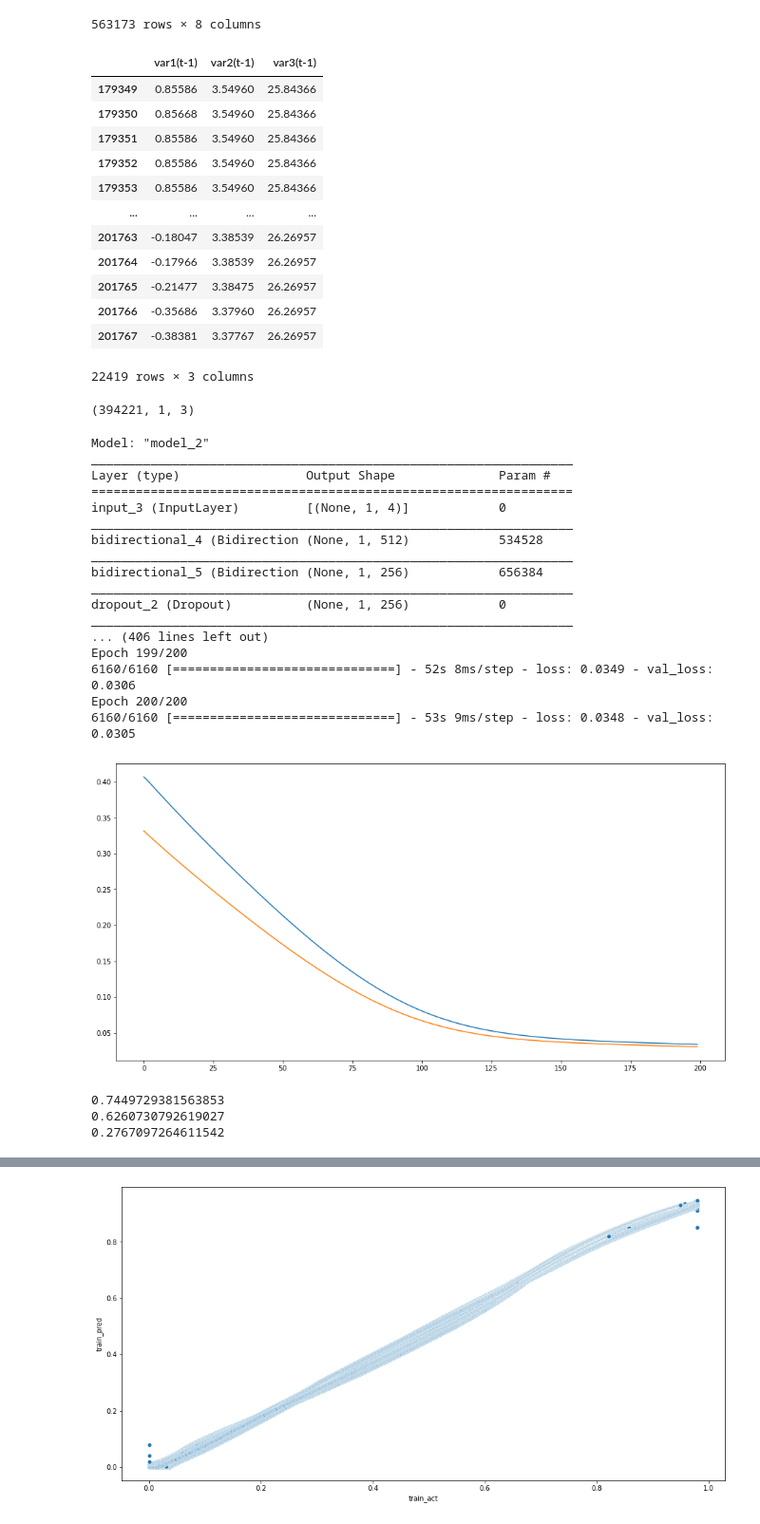
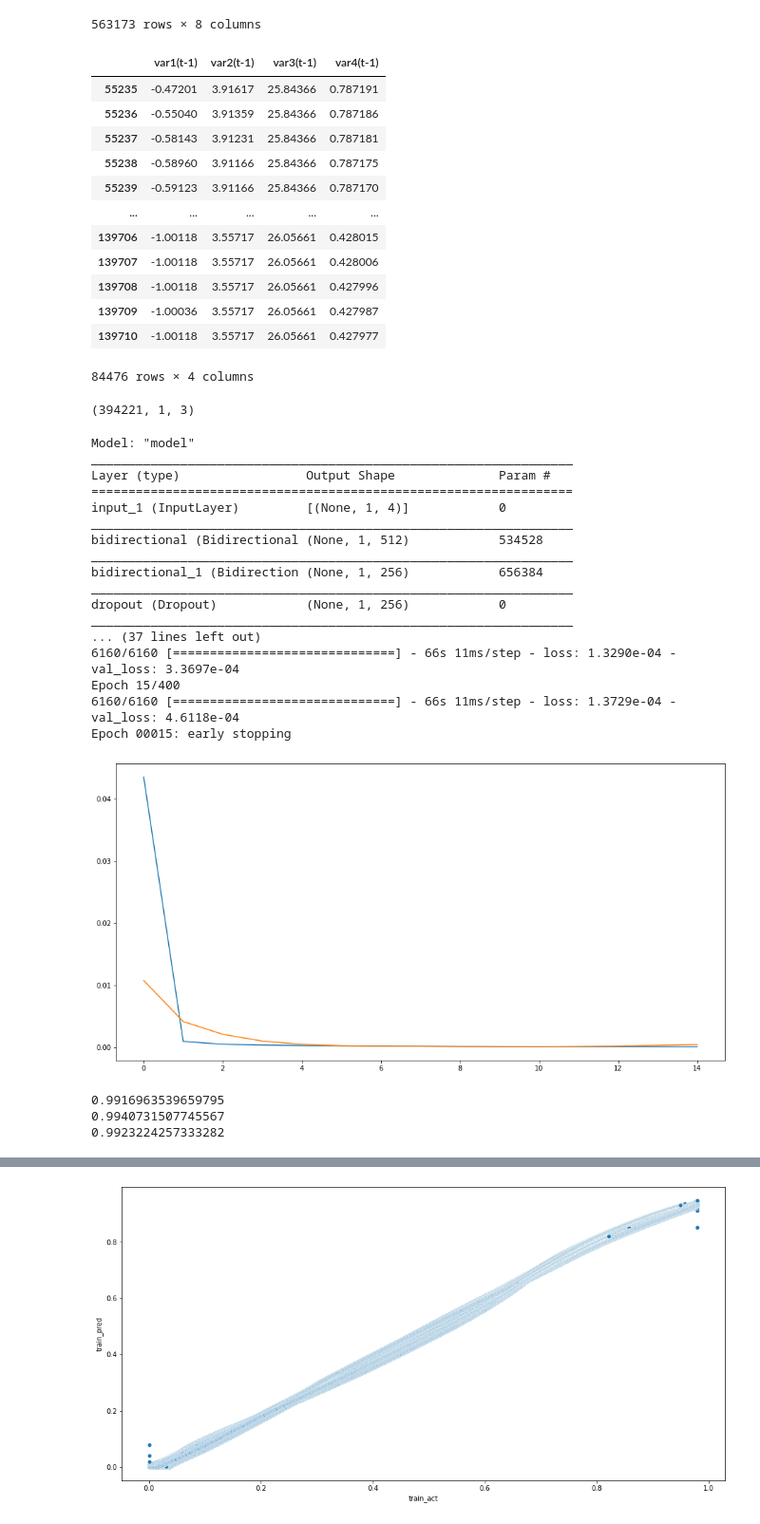
Before and after one commit to sridharsakkari/SOC_work, a Jupyter notebook: State Estimation LSTM 18650_UDDS_US06 (1).ipynb, the cells around one changed output, grey strips where cells are left out. Shown at 95% size. Cells and saved outputs as stored; diff of their text form; code cells hidden in the pictures.

```diff
--- a/State Estimation LSTM 18650_UDDS_US06 (1).ipynb
+++ b/State Estimation LSTM 18650_UDDS_US06 (1).ipynb
@@ -214,7 +211,7 @@ Name: Kapazitat, Length: 563174, dtype: float64
 | SoC | 0.000423 | 0.948257 | -0.101446 | 1.000000 |
 # %%
 n_i = 1 # timesteps
-features = len(UDDS_data.columns)
+features = len(UDDS_data.columns)-1
 n_o = 1 #prediction time step
 # %%
 #series to supervised series data
@@ -282,19 +279,19 @@ x_val,x_test,y_val,y_test = train_test_split(x_test,y_test,shuffle=False,test_si
 # %%
 x_val
 # %% [output]
-|  | var1(t-1) | var2(t-1) | var3(t-1) |
-| 179349 | 0.85586 | 3.54960 | 25.84366 |
-| 179350 | 0.85668 | 3.54960 | 25.84366 |
-| 179351 | 0.85586 | 3.54960 | 25.84366 |
-| 179352 | 0.85586 | 3.54960 | 25.84366 |
-| 179353 | 0.85586 | 3.54960 | 25.84366 |
-| ... | ... | ... | ... |
-| 201763 | -0.18047 | 3.38539 | 26.26957 |
-| 201764 | -0.17966 | 3.38539 | 26.26957 |
-| 201765 | -0.21477 | 3.38475 | 26.26957 |
-| 201766 | -0.35686 | 3.37960 | 26.26957 |
-| 201767 | -0.38381 | 3.37767 | 26.26957 |
+|  | var1(t-1) | var2(t-1) | var3(t-1) | var4(t-1) |
+| 55235 | -0.47201 | 3.91617 | 25.84366 | 0.787191 |
+| 55236 | -0.55040 | 3.91359 | 25.84366 | 0.787186 |
+| 55237 | -0.58143 | 3.91231 | 25.84366 | 0.787181 |
+| 55238 | -0.58960 | 3.91166 | 25.84366 | 0.787175 |
+| 55239 | -0.59123 | 3.91166 | 25.84366 | 0.787170 |
+| ... | ... | ... | ... | ... |
+| 139706 | -1.00118 | 3.55717 | 26.05661 | 0.428015 |
+| 139707 | -1.00118 | 3.55717 | 26.05661 | 0.428006 |
+| 139708 | -1.00118 | 3.55717 | 26.05661 | 0.427996 |
+| 139709 | -1.00036 | 3.55717 | 26.05661 | 0.427987 |
+| 139710 | -1.00118 | 3.55717 | 26.05661 | 0.427977 |
-22419 rows × 3 columns
+84476 rows × 4 columns
 # %%
 scaler = MinMaxScaler()
 x_train_scaled = scaler.fit_transform(x_train)
@@ -336,50 +333,53 @@ def LSTM_model(X):
 
 
     X = Bidirectional(LSTM(128,activation = 'tanh',kernel_initializer = 'glorot_uniform',return_sequences =True))(X)
+
+    X = (LSTM(128,activation = 'tanh',kernel_initializer = 'glorot_uniform',return_sequences =True))(X)
+
 
     X = Dropout(0.2)(X)
 
     X = Dense(50,activation='tanh',name='layer3')(X)
 
     X = Dense(10,activation='tanh',name='layer4')(X)
 
     X = Dense(1,activation= 'relu',name='layer5')(X)
 
     model = Model(inputs = X_i,outputs = X)
 
     return model
 
 
 model = LSTM_model(x_train_LSTM)
 model.summary()
 #plot_model(model, show_shapes=True, to_file='LSTM_SoC.png')
 np.random.seed(1)
-model.compile(optimizer = Adam(lr=0.00000001),loss = 'mse')
+model.compile(optimizer = Adam(lr=0.00001),loss = 'mse')
 es = EarlyStopping(monitor='val_loss', mode='min', verbose=1,patience=5)
-history = model.fit(x_train_LSTM,y_train_LSTM,batch_size = 64, epochs = 200,validation_data = (x_val_LSTM,y_val_LSTM),verbose = 1,shuffle = False,callbacks=[es])
+history = model.fit(x_train_LSTM,y_train_LSTM,batch_size = 64, epochs = 400,validation_data = (x_val_LSTM,y_val_LSTM),verbose = 1,shuffle = False,callbacks=[es])
 plt.plot(history.history['loss'],label ='train')
 plt.plot(history.history['val_loss'],label = 'val loss')
 
-model.save_weights("model_21.12.h5")
+model.save_weights("/content/SOC_work/model_22.12.h5")
 # %% [output]
-Model: "model_2"
+Model: "model"
 _________________________________________________________________
 Layer (type)                 Output Shape              Param #
 =================================================================
-input_3 (InputLayer)         [(None, 1, 4)]            0
+input_1 (InputLayer)         [(None, 1, 4)]            0
 _________________________________________________________________
-bidirectional_4 (Bidirection (None, 1, 512)            534528
+bidirectional (Bidirectional (None, 1, 512)            534528
 _________________________________________________________________
-bidirectional_5 (Bidirection (None, 1, 256)            656384
+bidirectional_1 (Bidirection (None, 1, 256)            656384
 _________________________________________________________________
-dropout_2 (Dropout)          (None, 1, 256)            0
+dropout (Dropout)            (None, 1, 256)            0
 _________________________________________________________________
-... (406 lines left out)
-Epoch 199/200
-6160/6160 [==============================] - 52s 8ms/step - loss: 0.0349 - val_loss: 0.0306
-Epoch 200/200
-6160/6160 [==============================] - 53s 9ms/step - loss: 0.0348 - val_loss: 0.0305
+... (37 lines left out)
+6160/6160 [==============================] - 66s 11ms/step - loss: 1.3290e-04 - val_loss: 3.3697e-04
+Epoch 15/400
+6160/6160 [==============================] - 66s 11ms/step - loss: 1.3729e-04 - val_loss: 4.6118e-04
+Epoch 00015: early stopping
-[figure, old version]
+[figure, new version]
 # %%
 predictions_train = model.predict(x_train_LSTM)
 R2 = r2_score(y_train_LSTM,predictions_train.reshape(-1,1))
@@ -394,9 +394,9 @@ predictions_test = model.predict(x_test_LSTM);
 R2 = r2_score(y_test_LSTM,predictions_test.reshape(-1,1))
 print(R2)
 # %% [output]
-0.7449729381563853
-0.6260730792619027
-0.2767097264611542
+0.9916963539659795
+0.9940731507745567
+0.9923224257333282
 # %%
 test_sample= scaler.fit_transform(np.array([4.2,4.32,11]).reshape(1,-1)).reshape(1,1,3)
 test_op= model.predict(test_sample)
```
Also changed, not shown: parts of 6 cells of this notebook.
